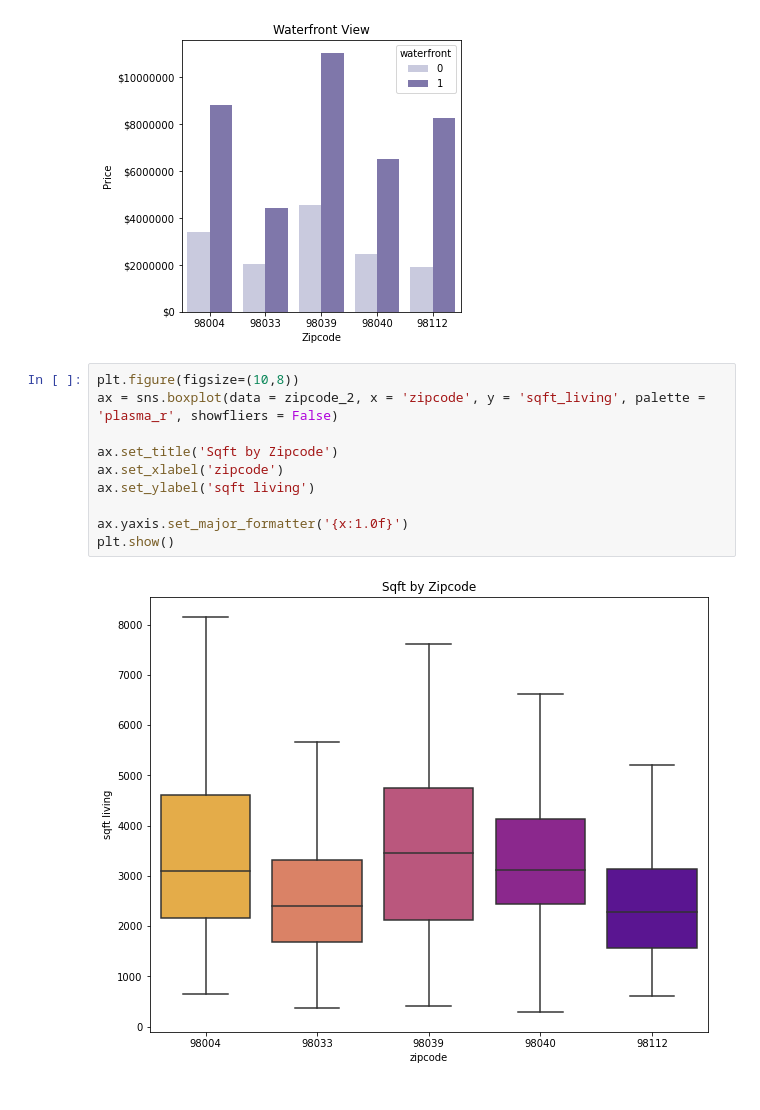
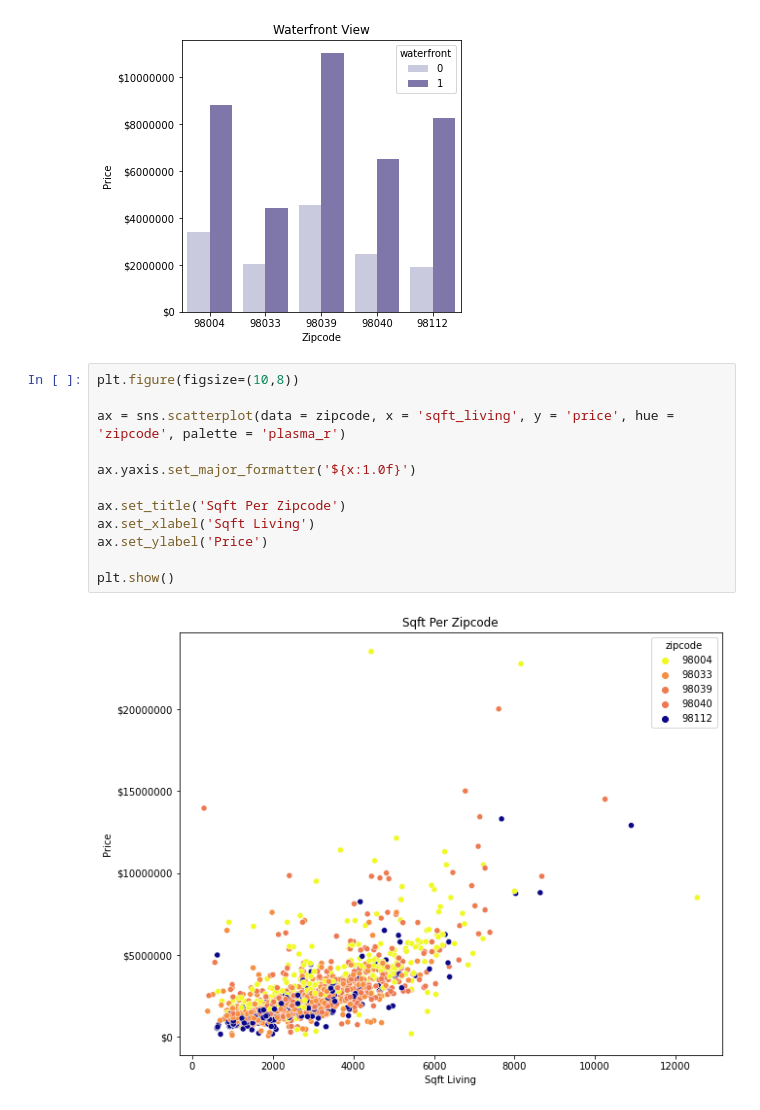
Before and after one commit to Kellyajara/RealEstate-Classification, a Jupyter notebook: New Project Notebook.ipynb, the cells around one changed output. Saved outputs shown, nothing was run; the diff lists cells and outputs as text.

Commit message:
updated visuals

```diff
--- a/New Project Notebook.ipynb
+++ b/New Project Notebook.ipynb
@@ -961,13 +972,15 @@ plt.show()
 [figure]
 # %%
 plt.figure(figsize=(10,8))
-ax = sns.boxplot(data = zipcode_2, x = 'zipcode', y = 'sqft_living', palette = 'plasma_r', showfliers = False)
 
-ax.set_title('Sqft by Zipcode')
-ax.set_xlabel('zipcode')
-ax.set_ylabel('sqft living')
+ax = sns.scatterplot(data = zipcode, x = 'sqft_living', y = 'price', hue = 'zipcode', palette = 'plasma_r')
 
-ax.yaxis.set_major_formatter('{x:1.0f}')
+ax.yaxis.set_major_formatter('${x:1.0f}')
+
+ax.set_title('Sqft Per Zipcode')
+ax.set_xlabel('Sqft Living')
+ax.set_ylabel('Price')
+
 plt.show()
 # %% [output]
-[figure, old version]
+[figure, new version]
```
Also changed, not shown: parts of 8 cells of this notebook, 3 other files.
